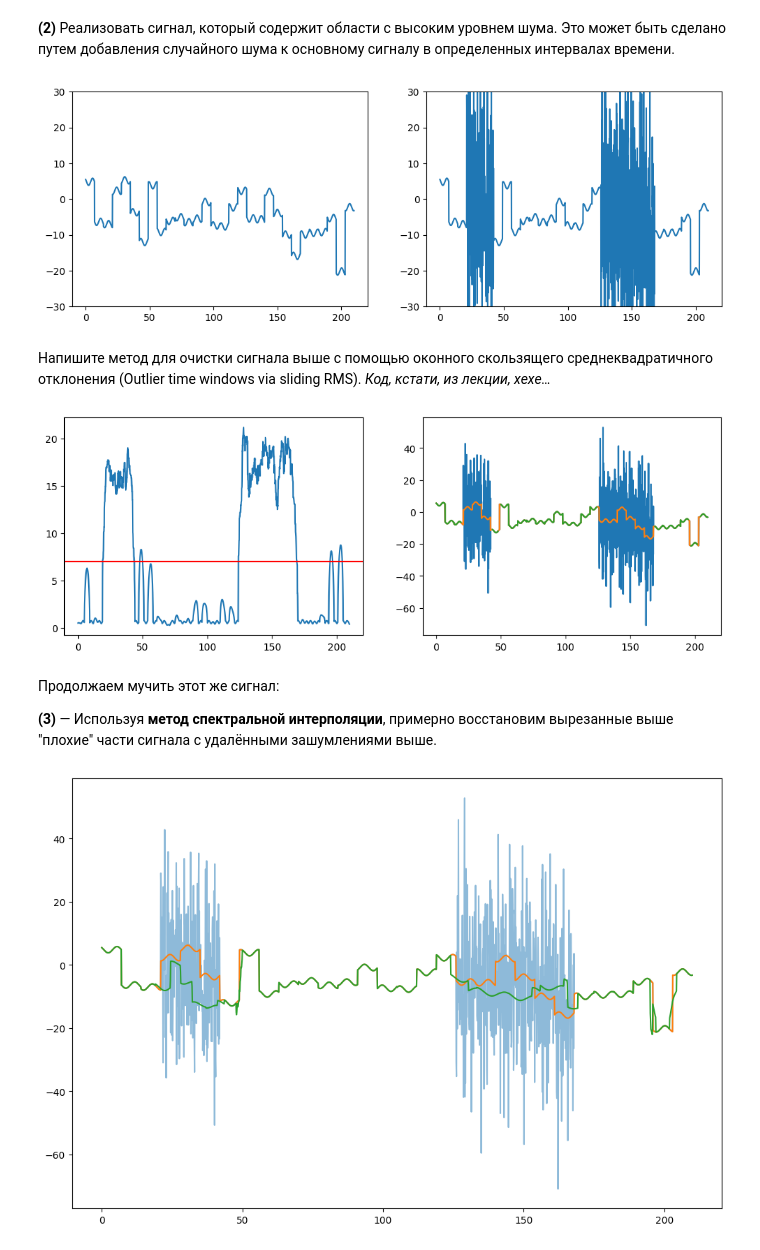
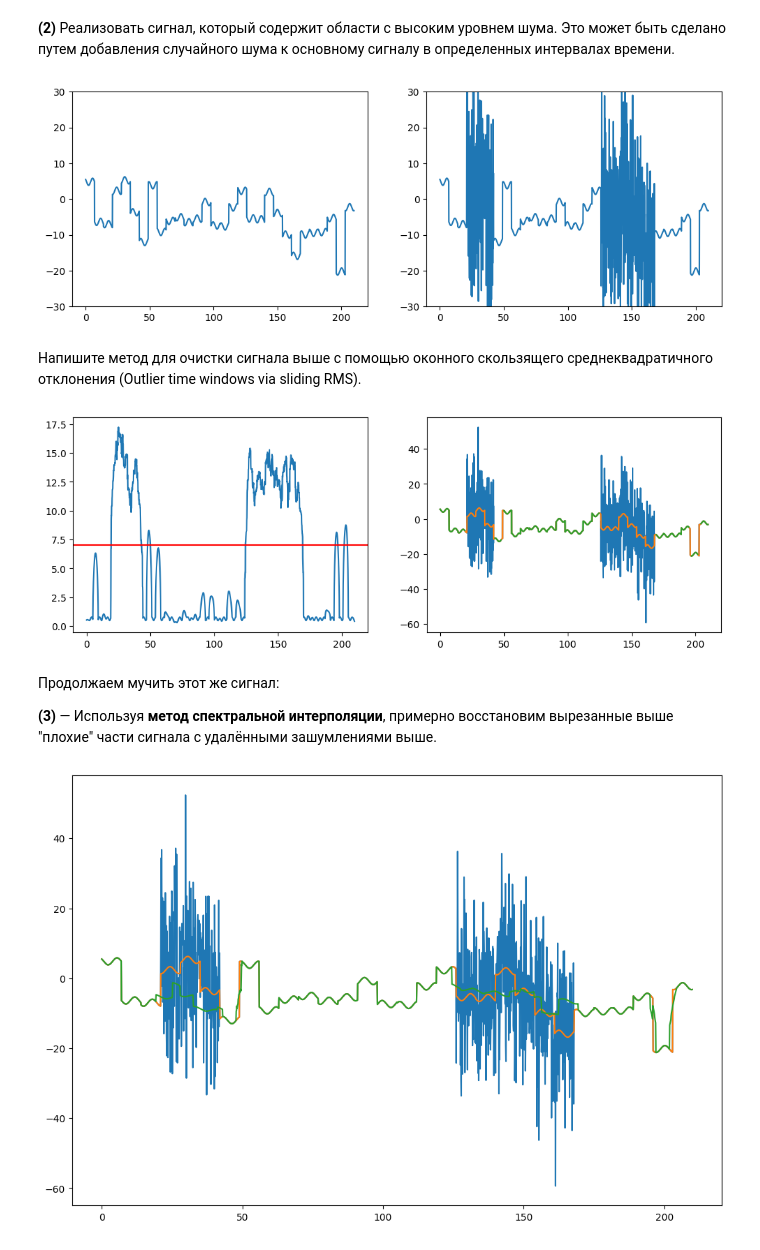
Before and after one commit to bakafox/digsigproc, a Jupyter notebook: Lab7/outliers.ipynb, the cells around one changed output. Saved outputs shown, nothing was run; the diff lists cells and outputs as text; code cells hidden in the pictures.

```diff
--- a/Lab7/outliers.ipynb
+++ b/Lab7/outliers.ipynb
@@ -54,9 +57,9 @@ signal_values = [funky_sinus(t, 7, 7, 7) for t in signal_time]
 # А вот и наш зашумлённый сигнал!
 signal_values_noisy = (
     signal_values[:int(0.1*len(signal_time))] +
-    [t + np.random.normal(0, 17) for t in signal_values[int(0.1*len(signal_time)):int(0.2*len(signal_time))]] +
+    [t + np.random.normal(0, 14) for t in signal_values[int(0.1*len(signal_time)):int(0.2*len(signal_time))]] +
     signal_values[int(0.2*len(signal_time)):int(0.6*len(signal_time))] +
-    [t + np.random.normal(0, 17) for t in signal_values[int(0.6*len(signal_time)):int(0.8*len(signal_time))]] +
+    [t + np.random.normal(0, 14) for t in signal_values[int(0.6*len(signal_time)):int(0.8*len(signal_time))]] +
     signal_values[int(0.8*len(signal_time)):]
 )
 
@@ -73,10 +76,10 @@ plt.plot(signal_time, signal_values_noisy)
 
 plt.show()
 # %% [output]
-[figure, old version]
+[figure, new version]
 # %% [markdown]
 Напишите метод для очистки сигнала выше с помощью оконного скользящего
-среднеквадратичного отклонения (Outlier time windows via sliding RMS). *Код, кстати, из лекции, хехе…*
+среднеквадратичного отклонения (Outlier time windows via sliding RMS). <!-- Код, кстати, из лекции, хехе… -->
 # %%
 rms_window = 2 # Окно в процентах от времени
 rms_window_idx = len(signal_time) * (rms_window / (2*100)) # Переводим окно в список индексов
@@ -119,7 +122,7 @@ plt.plot(signal_time, signal_values_noisy_thresh)
 
 plt.show()
 # %% [output]
-[figure, old version]
+[figure, new version]
 # %% [markdown]
 Продолжаем мучить этот же сигнал:
 
@@ -127,64 +130,59 @@ plt.show()
 # %%
 signal_values_restored = signal_values_noisy_thresh.copy()
 
-si_window_size = 99  # Максимальный размер окна для анализа
-si_corruption_start_idx = -1  # -1 если вне повреждённой части, иначе индекс начала повреждения
+si_window_size = 500 # Максимальный размер окна для анализа
+si_corruption_start_idx = -1 # -1 если вне повреждённой части, иначе индекс начала повреждения
 
 for i in range(len(signal_values_restored)):
     # Шаг 1: Найти индексы начала и конца разрыва сигнала
     if signal_values_restored[i] is None:
         if si_corruption_start_idx == -1:
-            si_corruption_start_idx = i  # Начало разрыва
+            si_corruption_start_idx = i
     else:
         if si_corruption_start_idx != -1:
-            # Конец разрыва
-            gap_start = si_corruption_start_idx
-            gap_end = i
-            si_corruption_start_idx = -1  # Сбрасываем индекс разрыва
-
             # Шаг 2: Определяем окна до и после разрыва
-            left_start = max(0, gap_start - si_window_size)
-            left_end = gap_start
-            right_start = gap_end
-            right_end = min(len(signal_values_restored), gap_end + si_window_size)
+            left_start = max(0, si_corruption_start_idx-si_window_size)
+            left_end = si_corruption_start_idx
+            right_start = i
+            right_end = min(len(signal_values_restored), i + si_window_size)
 
             left_window = signal_values_restored[left_start:left_end]
             right_window = signal_values_restored[right_start:right_end]
 
             # Удаляем None и обрезаем окна по первому None
             left_clean = [val for val in left_window if val is not None]
             right_clean = [val for val in right_window if val is not None]
 
             # Обрезаем по минимальной длине
             min_len = min(len(left_clean), len(right_clean))
             left_clean = np.array(left_clean[:min_len])
             right_clean = np.array(right_clean[:min_len])
 
             # Шаг 3: FFT и усреднение спектров
             left_spectrum = np.fft.fft(left_clean)
             right_spectrum = np.fft.fft(right_clean)
-            avg_spectrum = np.add(left_spectrum, right_spectrum)
+            avg_spectrum = np.add(left_spectrum, right_spectrum) / 2
 
-            # Восстановление через IFFT
             restored_signal = np.fft.ifft(avg_spectrum).real
             if left_window[-1] < right_window[0]:
                 restored_signal = np.flip(restored_signal)
 
             # Шаг 4: Линейная интерполяция
-            interp_indices = np.linspace(0, len(restored_signal) - 1, gap_end - gap_start)
+            interp_indices = np.linspace(0, len(restored_signal) - 1, i-si_corruption_start_idx)
             restored_gap = np.interp(interp_indices, np.arange(len(restored_signal)), restored_signal)
-            restored_gap = np.add(restored_gap, np.linspace(left_window[-1], right_window[0], gap_end - gap_start)) / 2
+            restored_gap = np.add(restored_gap, np.linspace(left_window[-1], right_window[0], i-si_corruption_start_idx)) / 2
 
-            # Заполняем восстановленные значения в сигнал
-            signal_values_restored[gap_start:gap_end] = restored_gap
+            signal_values_restored[si_corruption_start_idx:i] = restored_gap
+
+            si_corruption_start_idx = -1
 
 
 plt.figure(figsize=(12, 8))
 
-plt.plot(signal_time, signal_values_noisy, alpha=0.5)
+plt.plot(signal_time, signal_values_noisy)
 plt.plot(signal_time, signal_values)
 plt.plot(signal_time, signal_values_restored)
 
 plt.show()
 # %% [output]
-[figure, old version]
+[figure, new version]
```
Also changed, not shown: parts of 19 cells of this notebook, 1 other file.
